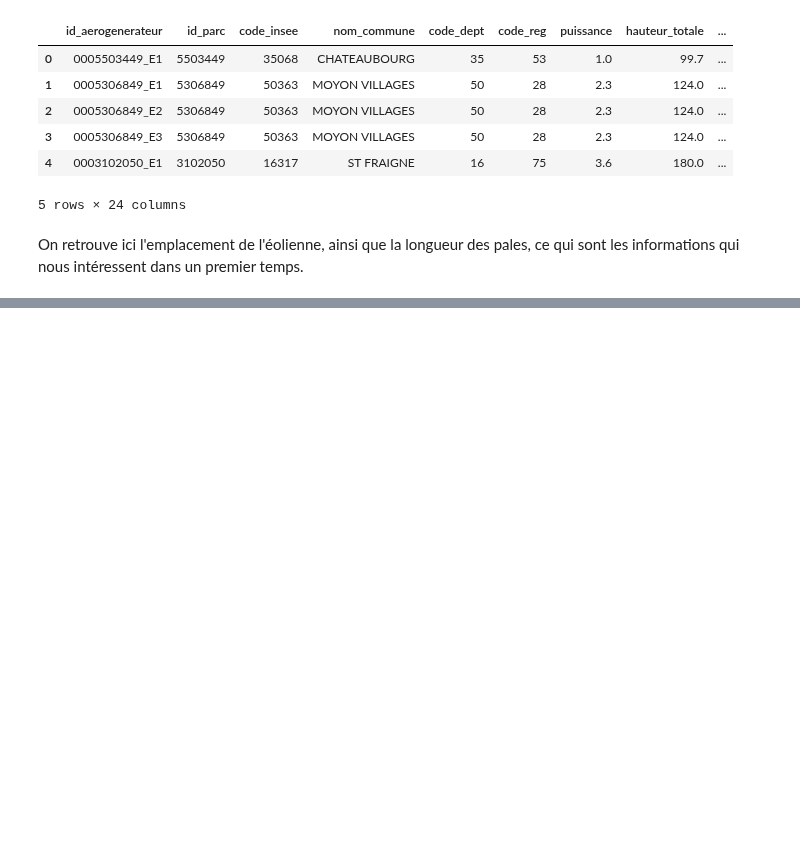
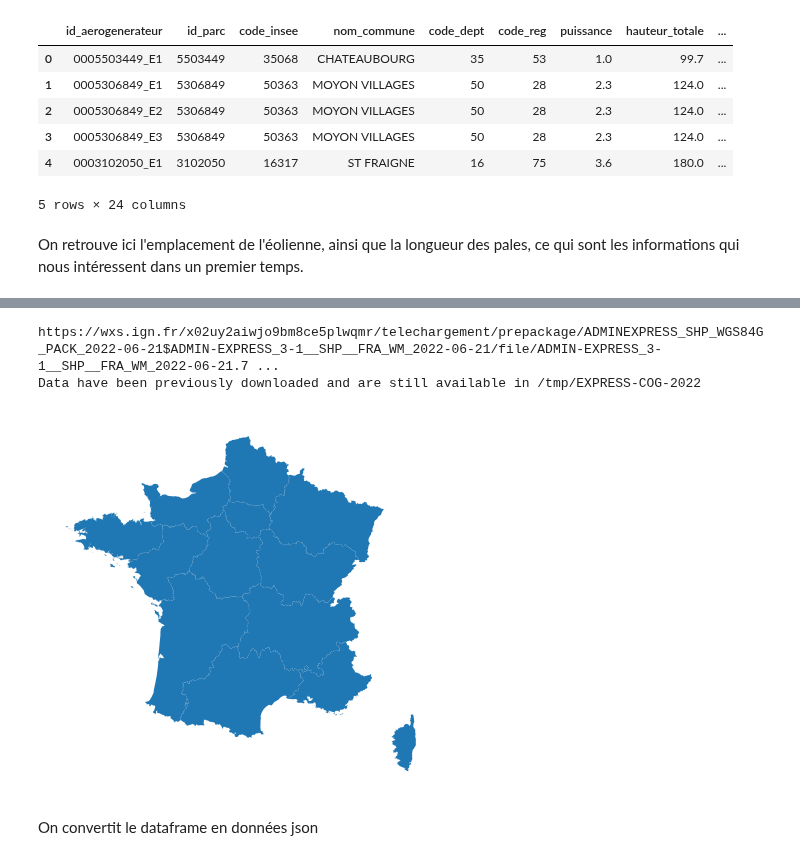
Before and after one commit to Basso42/Production-eolienne-ENSAE, a Jupyter notebook: Affichage des éoliennes.ipynb, the cells around one changed output, grey strips where cells are left out. Saved outputs shown, nothing was run; the diff lists cells and outputs as text; code cells hidden in the pictures; blank space fills up the shorter version.

Commit message:
Affichage de la carte de France
Affichage de la carte de France avec cartiflette

```diff
--- a/Affichage des éoliennes.ipynb
+++ b/Affichage des éoliennes.ipynb
@@ -19,0 +78,17 @@ On retrouve ici l'emplacement de l'éolienne, ainsi que la longueur des pales, c
+# %%
+france = get_vectorfile_ign(
+    field="metropole",
+    level="REGION",
+    year=2022)
+# %% [output]
+https://wxs.ign.fr/x02uy2aiwjo9bm8ce5plwqmr/telechargement/prepackage/ADMINEXPRESS_SHP_WGS84G_PACK_2022-06-21$ADMIN-EXPRESS_3-1__SHP__FRA_WM_2022-06-21/file/ADMIN-EXPRESS_3-1__SHP__FRA_WM_2022-06-21.7 ...
+Data have been previously downloaded and are still available in /tmp/EXPRESS-COG-2022
+# %%
+france = france[0:13] #On retire les outre-mers de la carte
+# %%
+ax = france.plot()
+ax.set_axis_off()
+# %% [output]
+[figure, added]
+# %% [markdown]
+On convertit le dataframe en données json
```
Also changed, not shown: parts of 6 cells of this notebook.
